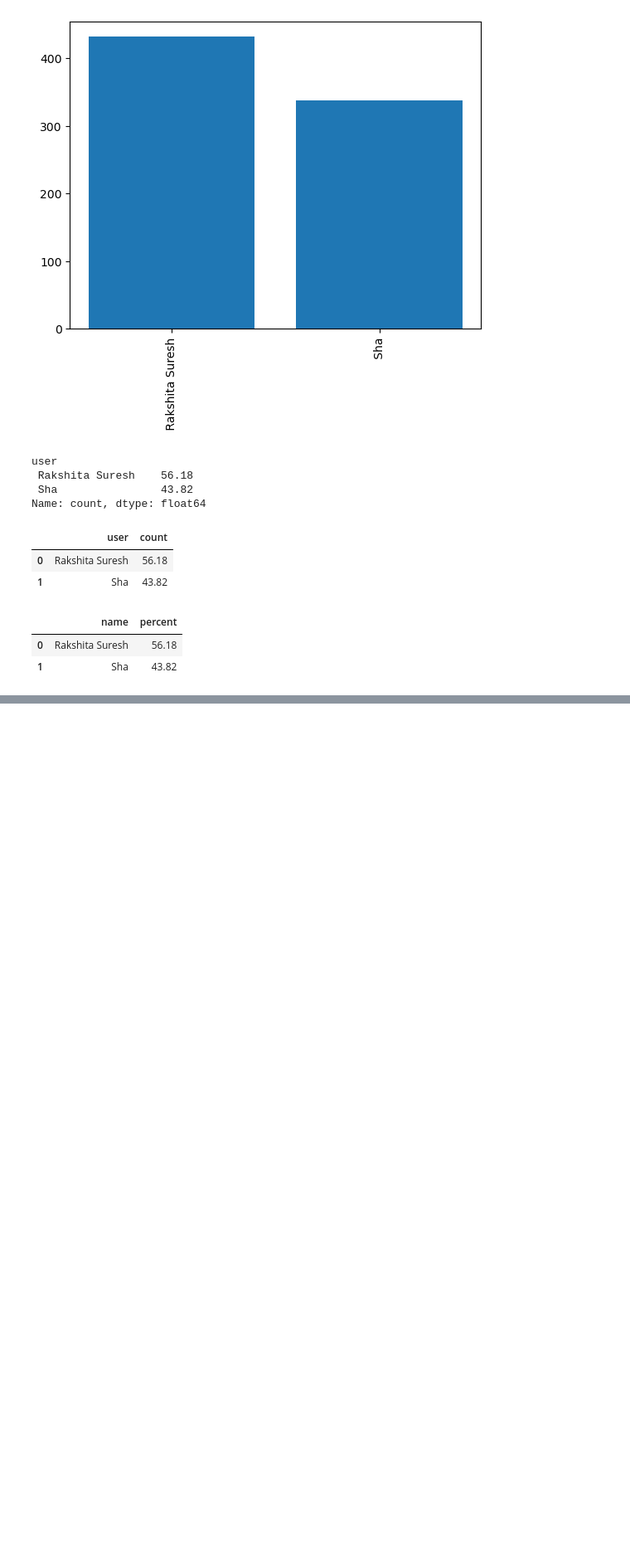
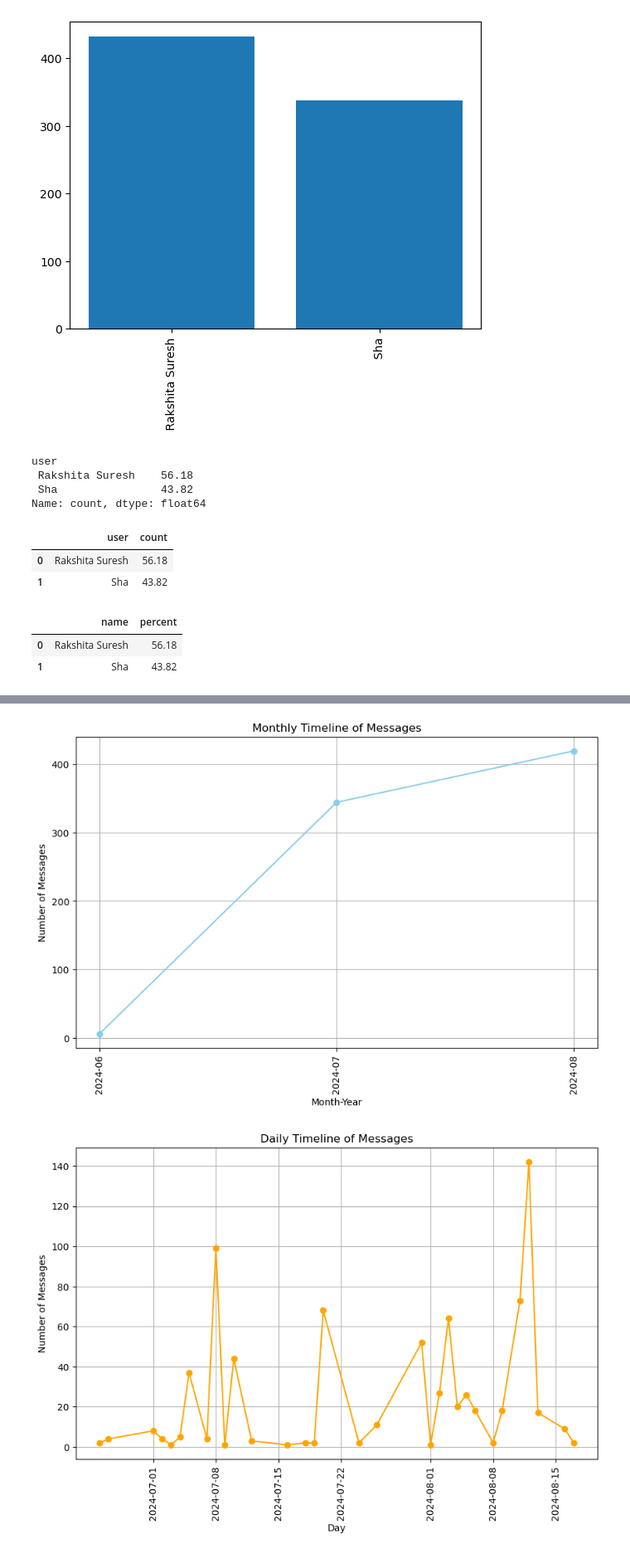
Before and after one commit to shax752003/WhatsApp-Chat-Analyzer, a Jupyter notebook: whatsApp.ipynb, the cells around one changed output, grey strips where cells are left out. Shown at 83% size. Drawn from its saved outputs; the diff is of its cells as text; code cells hidden in the pictures; blank space fills up the shorter version.

Commit message:
completed till timeline

```diff
--- a/whatsApp.ipynb
+++ b/whatsApp.ipynb
@@ -319,0 +504,36 @@ round((df['user'].value_counts()/df.shape[0])*100,2).reset_index().rename(column
+# %%
+# Convert 'date' to datetime format if not already done
+df['date'] = pd.to_datetime(df['date'], format='%d/%m/%y %I:%M:%S %p')
+
+# Create 'month_year' and 'day' columns for analysis
+df['month_year'] = df['date'].dt.to_period('M')
+df['day'] = df['date'].dt.date
+
+# Group by month_year to analyze monthly trends
+monthly_timeline = df.groupby('month_year').count()['message'].reset_index()
+
+# Group by day to analyze daily trends
+daily_timeline = df.groupby('day').count()['message'].reset_index()
+
+# Plotting the Monthly Timeline
+plt.figure(figsize=(10, 6))
+plt.plot(monthly_timeline['month_year'].astype(str), monthly_timeline['message'], marker='o', color='skyblue')
+plt.xticks(rotation=90)
+plt.title('Monthly Timeline of Messages')
+plt.xlabel('Month-Year')
+plt.ylabel('Number of Messages')
+plt.grid(True)
+plt.show()
+
+# Plotting the Daily Timeline
+plt.figure(figsize=(10, 6))
+plt.plot(daily_timeline['day'], daily_timeline['message'], marker='o', color='orange')
+plt.xticks(rotation=90)
+plt.title('Daily Timeline of Messages')
+plt.xlabel('Day')
+plt.ylabel('Number of Messages')
+plt.grid(True)
+plt.show()
+# %% [output]
+[figure, added]
+[figure, added]
```
Also changed, not shown: parts of 21 cells of this notebook, 12 other files.
